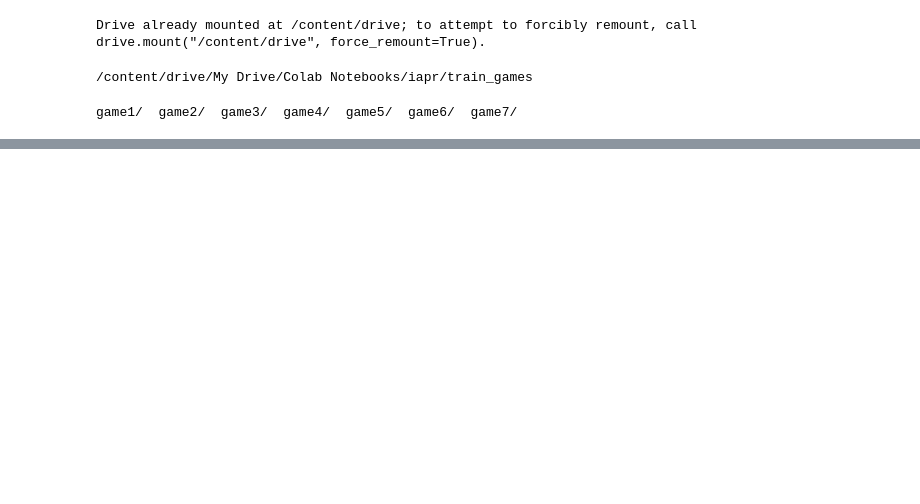
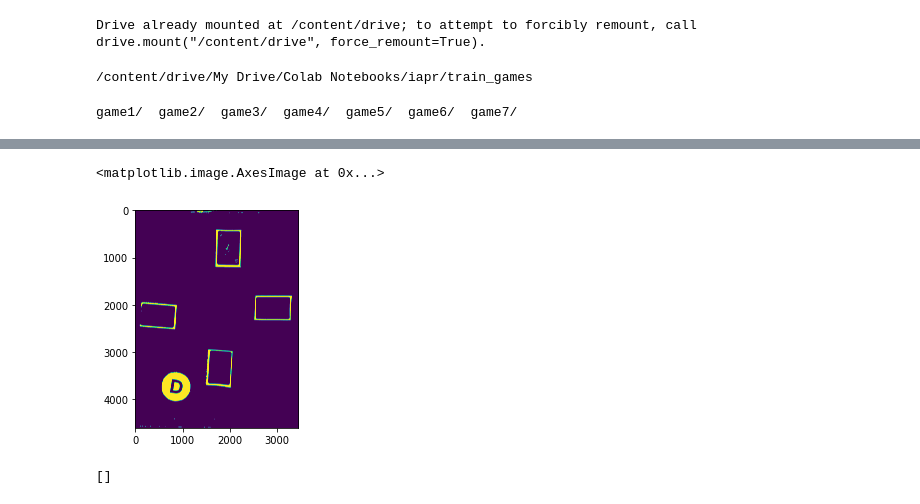
Before and after one commit to sfekih/2020, a Jupyter notebook: projet_final_iapr.ipynb, the cells around one changed output, grey strips where cells are left out. Saved outputs shown, nothing was run; the diff lists cells and outputs as text; code cells hidden in the pictures; blank space fills up the shorter version.

```diff
--- a/projet_final_iapr.ipynb
+++ b/projet_final_iapr.ipynb
@@ -255,0 +311,7 @@ plt.imshow(digits[1])
+# %%
+kernel = np.ones((5,5),np.uint8)
+dilation = cv2.dilate(green_contours,kernel,iterations = 2)
+plt.imshow(dilation)
+# %% [output]
+<matplotlib.image.AxesImage at 0x...>
+[figure, added]
@@ -255,0 +329,4 @@ plt.imshow(digits[1])
+# %%
+contours_card
+# %% [output]
+[]
```
Also changed, not shown: parts of 16 cells of this notebook.
